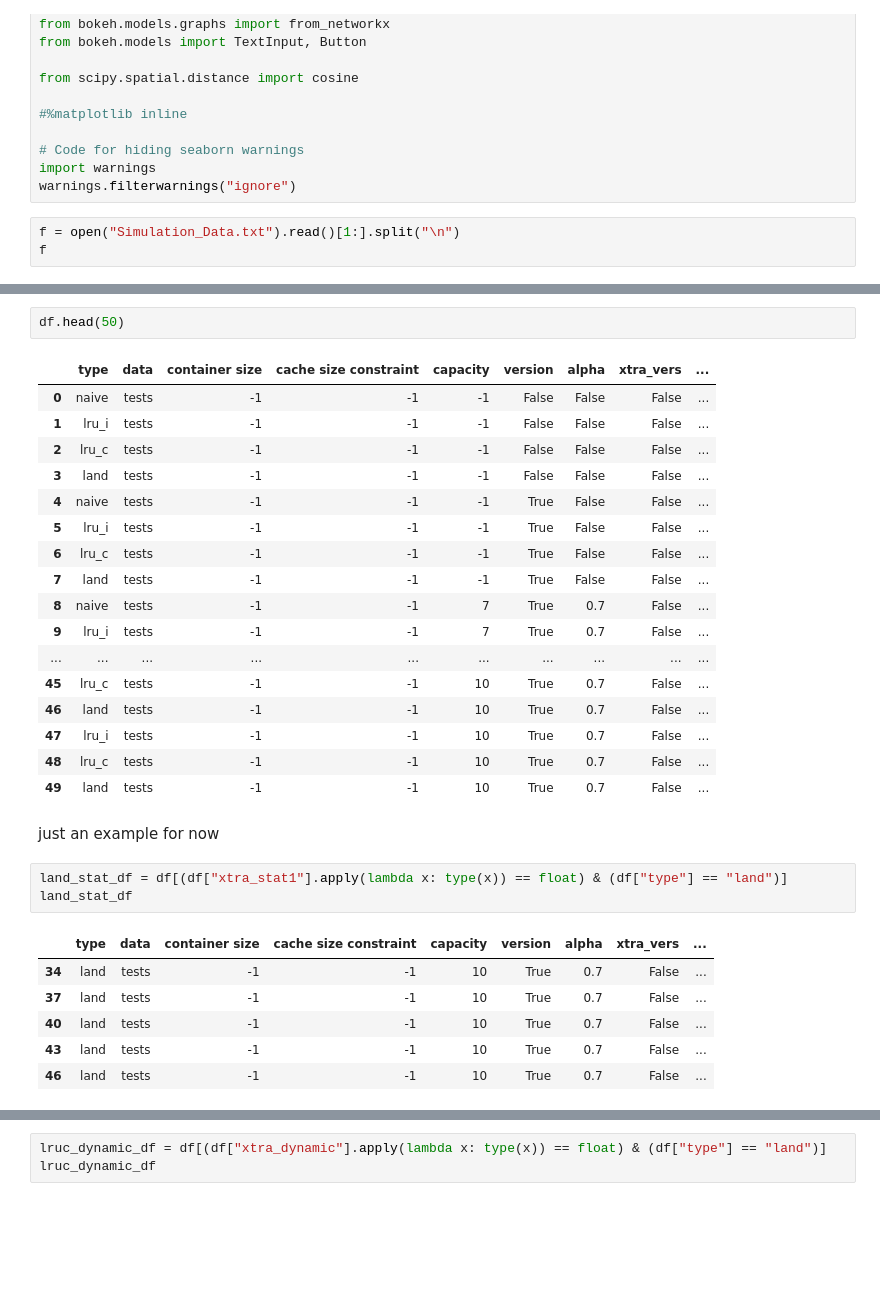
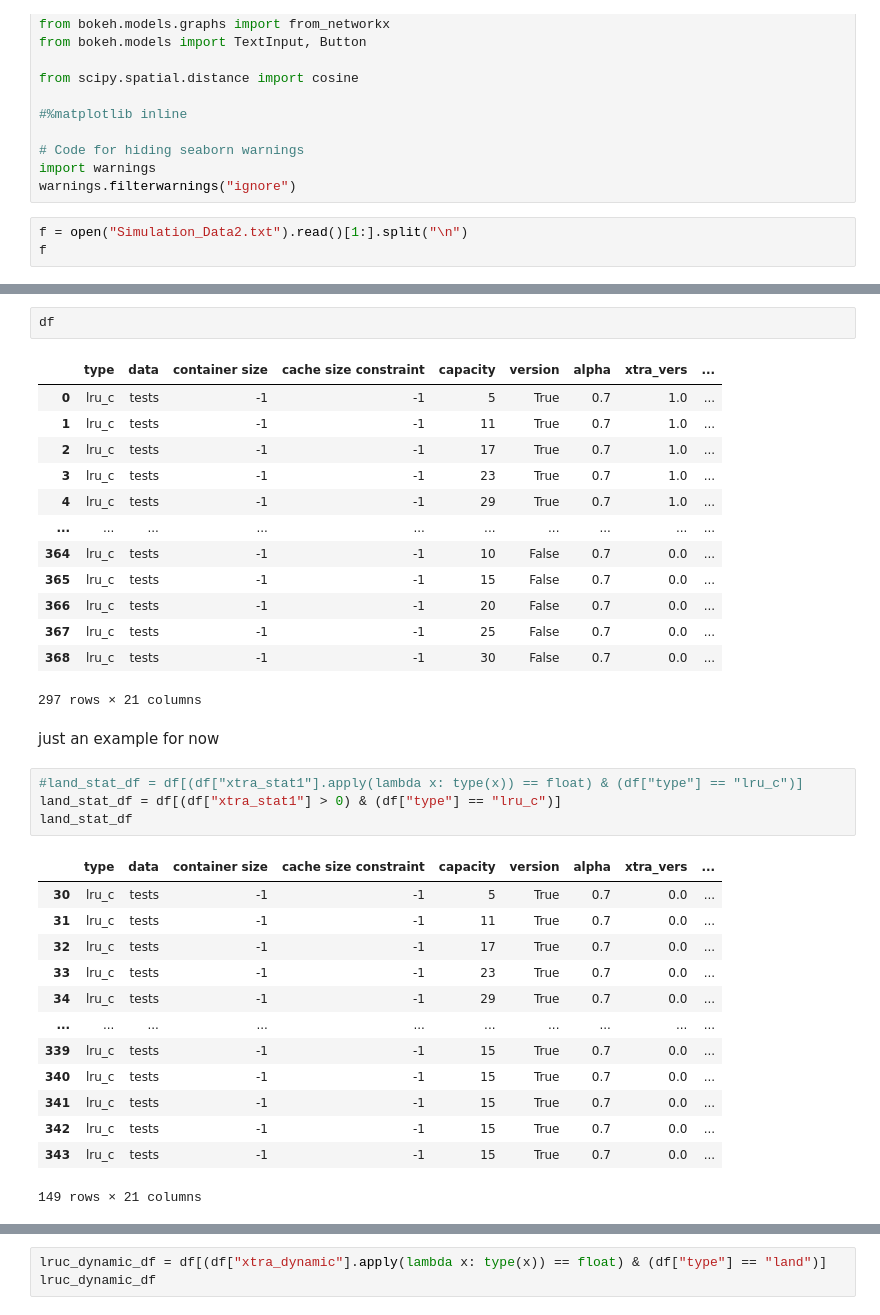
Before and after one commit to kevingao26/Binder-Logs, a Jupyter notebook: 6. The Models/Model Visualizations.ipynb, the cells around one changed output, grey strips where cells are left out. Saved outputs shown, nothing was run; the diff lists cells and outputs as text; blank space fills up the shorter version.

```diff
--- a/6. The Models/Model Visualizations.ipynb
+++ b/6. The Models/Model Visualizations.ipynb
@@ -58,6 +58,6 @@ from scipy.spatial.distance import cosine
 import warnings
 warnings.filterwarnings("ignore")
 # %%
-f = open("Simulation_Data.txt").read()[1:].split("\n")
+f = open("Simulation_Data2.txt").read()[1:].split("\n")
 f
 # %% [output]
@@ -159,35 +187,39 @@ df["runtime hrs"] = df["runtime"] / 60 / 60
 # %%
-df.head(50)
+df
 # %% [output]
 |  | type | data | container size | cache size constraint | capacity | version | alpha | xtra_vers | ... |
-| 0 | naive | tests | -1 | -1 | -1 | False | False | False | ... |
-| 1 | lru_i | tests | -1 | -1 | -1 | False | False | False | ... |
-| 2 | lru_c | tests | -1 | -1 | -1 | False | False | False | ... |
-| 3 | land | tests | -1 | -1 | -1 | False | False | False | ... |
-| 4 | naive | tests | -1 | -1 | -1 | True | False | False | ... |
-| 5 | lru_i | tests | -1 | -1 | -1 | True | False | False | ... |
-| 6 | lru_c | tests | -1 | -1 | -1 | True | False | False | ... |
-| 7 | land | tests | -1 | -1 | -1 | True | False | False | ... |
-| 8 | naive | tests | -1 | -1 | 7 | True | 0.7 | False | ... |
-| 9 | lru_i | tests | -1 | -1 | 7 | True | 0.7 | False | ... |
+| 0 | lru_c | tests | -1 | -1 | 5 | True | 0.7 | 1.0 | ... |
+| 1 | lru_c | tests | -1 | -1 | 11 | True | 0.7 | 1.0 | ... |
+| 2 | lru_c | tests | -1 | -1 | 17 | True | 0.7 | 1.0 | ... |
+| 3 | lru_c | tests | -1 | -1 | 23 | True | 0.7 | 1.0 | ... |
+| 4 | lru_c | tests | -1 | -1 | 29 | True | 0.7 | 1.0 | ... |
 | ... | ... | ... | ... | ... | ... | ... | ... | ... | ... |
-| 45 | lru_c | tests | -1 | -1 | 10 | True | 0.7 | False | ... |
-| 46 | land | tests | -1 | -1 | 10 | True | 0.7 | False | ... |
-| 47 | lru_i | tests | -1 | -1 | 10 | True | 0.7 | False | ... |
-| 48 | lru_c | tests | -1 | -1 | 10 | True | 0.7 | False | ... |
-| 49 | land | tests | -1 | -1 | 10 | True | 0.7 | False | ... |
+| 364 | lru_c | tests | -1 | -1 | 10 | False | 0.7 | 0.0 | ... |
+| 365 | lru_c | tests | -1 | -1 | 15 | False | 0.7 | 0.0 | ... |
+| 366 | lru_c | tests | -1 | -1 | 20 | False | 0.7 | 0.0 | ... |
+| 367 | lru_c | tests | -1 | -1 | 25 | False | 0.7 | 0.0 | ... |
+| 368 | lru_c | tests | -1 | -1 | 30 | False | 0.7 | 0.0 | ... |
+297 rows × 21 columns
 # %% [markdown]
 just an example for now
 # %%
-land_stat_df = df[(df["xtra_stat1"].apply(lambda x: type(x)) == float) & (df["type"] == "land")]
+#land_stat_df = df[(df["xtra_stat1"].apply(lambda x: type(x)) == float) & (df["type"] == "lru_c")]
+land_stat_df = df[(df["xtra_stat1"] > 0) & (df["type"] == "lru_c")]
 land_stat_df
 # %% [output]
 |  | type | data | container size | cache size constraint | capacity | version | alpha | xtra_vers | ... |
-| 34 | land | tests | -1 | -1 | 10 | True | 0.7 | False | ... |
-| 37 | land | tests | -1 | -1 | 10 | True | 0.7 | False | ... |
-| 40 | land | tests | -1 | -1 | 10 | True | 0.7 | False | ... |
-| 43 | land | tests | -1 | -1 | 10 | True | 0.7 | False | ... |
-| 46 | land | tests | -1 | -1 | 10 | True | 0.7 | False | ... |
+| 30 | lru_c | tests | -1 | -1 | 5 | True | 0.7 | 0.0 | ... |
+| 31 | lru_c | tests | -1 | -1 | 11 | True | 0.7 | 0.0 | ... |
+| 32 | lru_c | tests | -1 | -1 | 17 | True | 0.7 | 0.0 | ... |
+| 33 | lru_c | tests | -1 | -1 | 23 | True | 0.7 | 0.0 | ... |
+| 34 | lru_c | tests | -1 | -1 | 29 | True | 0.7 | 0.0 | ... |
+| ... | ... | ... | ... | ... | ... | ... | ... | ... | ... |
+| 339 | lru_c | tests | -1 | -1 | 15 | True | 0.7 | 0.0 | ... |
+| 340 | lru_c | tests | -1 | -1 | 15 | True | 0.7 | 0.0 | ... |
+| 341 | lru_c | tests | -1 | -1 | 15 | True | 0.7 | 0.0 | ... |
+| 342 | lru_c | tests | -1 | -1 | 15 | True | 0.7 | 0.0 | ... |
+| 343 | lru_c | tests | -1 | -1 | 15 | True | 0.7 | 0.0 | ... |
+149 rows × 21 columns
 # %%
 sns.scatterplot(x="total_size", y="total_time", hue="xtra_stat1", data=land_stat_df)
 # %% [output]
```
Also changed, not shown: parts of 22 cells of this notebook, 6 other files.
